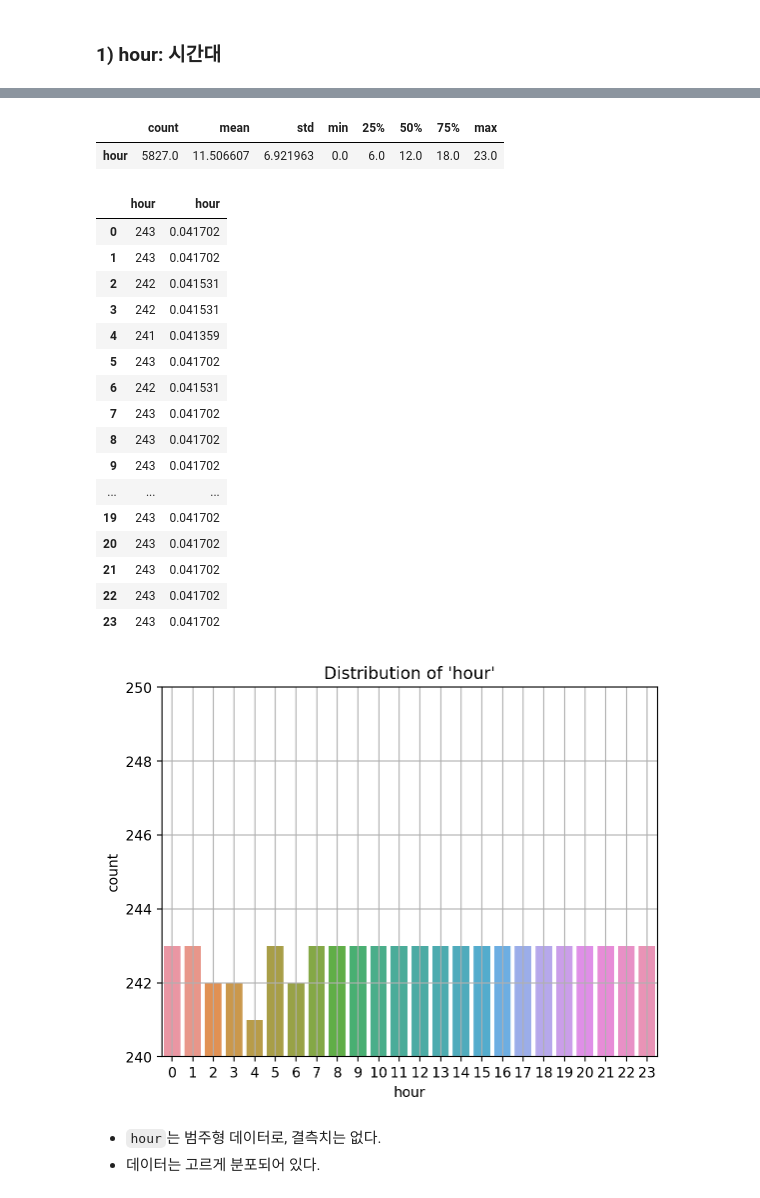
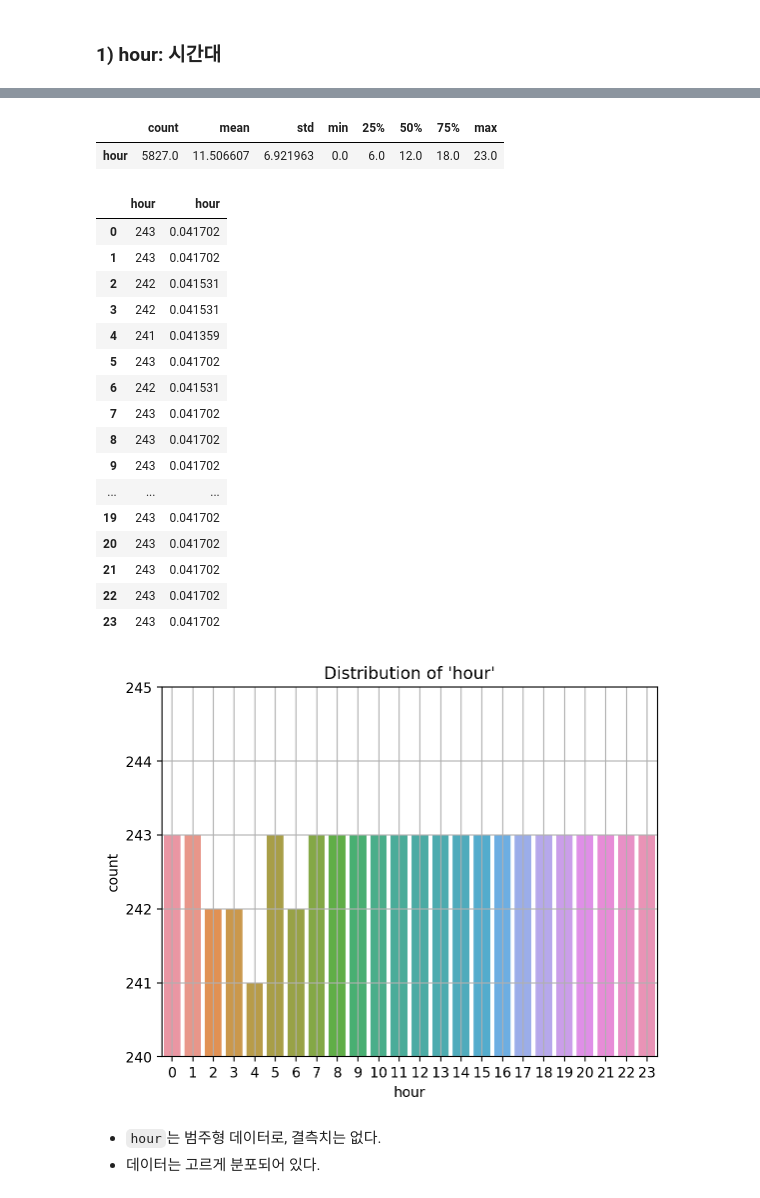
Before and after one commit to Yujun-Won/MINIPROJECT, a Jupyter notebook: 02_1차_따릉이수요예측/seoulbikeEDA.ipynb, the cells around one changed output, grey strips where cells are left out. Saved outputs shown, nothing was run; the diff lists cells and outputs as text; code cells hidden in the pictures.

```diff
--- a/02_1차_따릉이수요예측/seoulbikeEDA.ipynb
+++ b/02_1차_따릉이수요예측/seoulbikeEDA.ipynb
@@ -97,7 +97,7 @@ def analyze_numeric_column(data, column_name):
 # %% [markdown]
 ### 1) hour: 시간대
 # %%
-analyze_categorical_column(df, 'hour', y_limit=(240,250))
+analyze_categorical_column(df, 'hour', y_limit=(240,245))
 # %% [output]
 'hour'의 자료형: int64
 
@@ -105,34 +105,34 @@ analyze_categorical_column(df, 'hour', y_limit=(240,250))
 <class 'pandas.core.series.Series'>
 RangeIndex: 5827 entries, 0 to 5826
 Series name: hour
 Non-Null Count  Dtype
 --------------  -----
 5827 non-null   int64
 dtypes: int64(1)
 memory usage: 45.6 KB
 None
 
 -------------기초 통계량-------------
 |  | count | mean | std | min | 25% | 50% | 75% | max |
 | hour | 5827.0 | 11.506607 | 6.921963 | 0.0 | 6.0 | 12.0 | 18.0 | 23.0 |
 |  | hour | hour |
 | 0 | 243 | 0.041702 |
 | 1 | 243 | 0.041702 |
 | 2 | 242 | 0.041531 |
 | 3 | 242 | 0.041531 |
 | 4 | 241 | 0.041359 |
 | 5 | 243 | 0.041702 |
 | 6 | 242 | 0.041531 |
 | 7 | 243 | 0.041702 |
 | 8 | 243 | 0.041702 |
 | 9 | 243 | 0.041702 |
 | ... | ... | ... |
 | 19 | 243 | 0.041702 |
 | 20 | 243 | 0.041702 |
 | 21 | 243 | 0.041702 |
 | 22 | 243 | 0.041702 |
 | 23 | 243 | 0.041702 |
-[figure, old version]
+[figure, new version]
 # %% [markdown]
 - `hour`는 범주형 데이터로, 결측치는 없다.
 - 데이터는 고르게 분포되어 있다.
```
Also changed, not shown: parts of 11 cells of this notebook.
